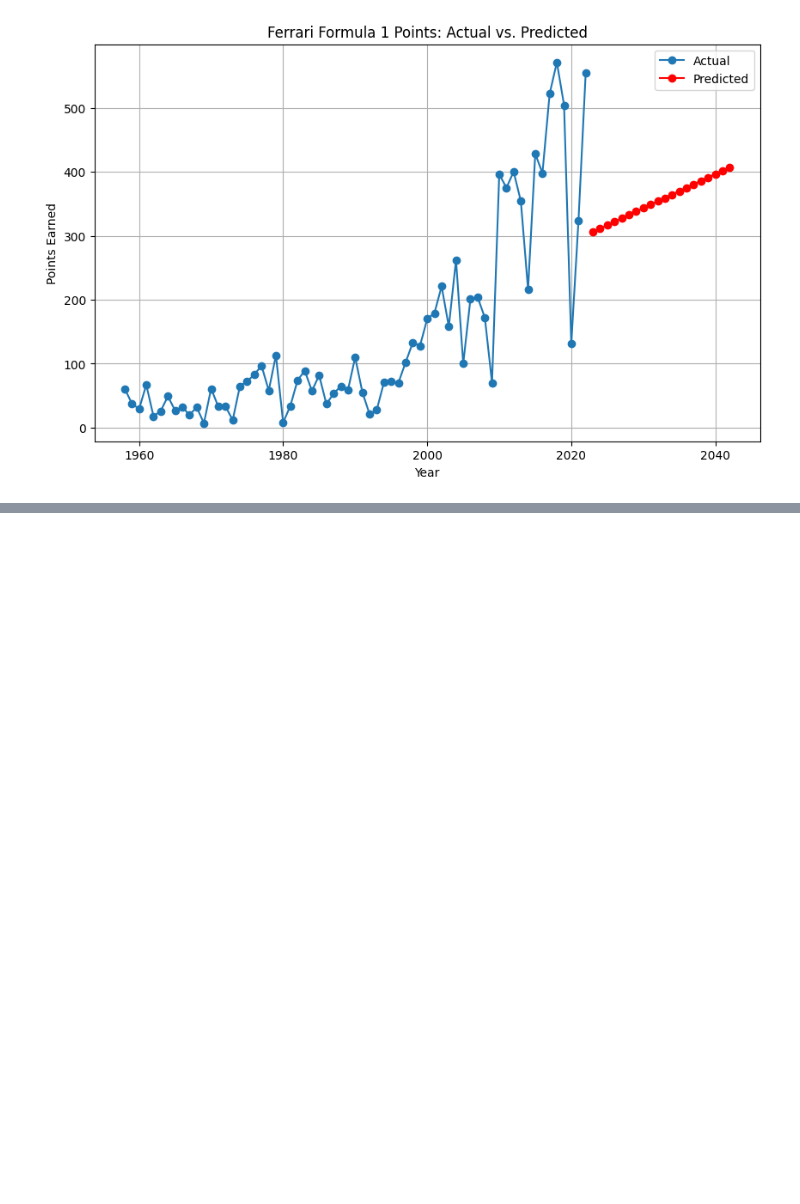
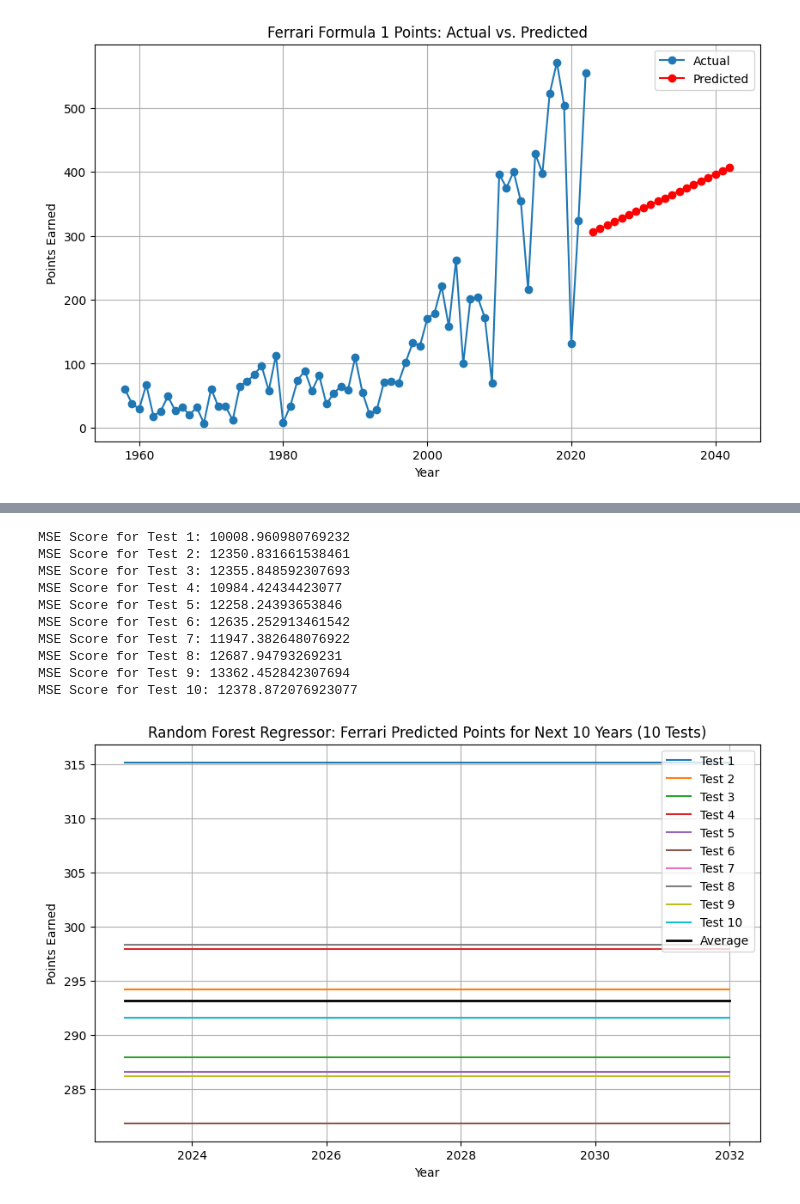
Before and after one commit to mjpcpu/Data-Sci-F1, a Jupyter notebook: Ferrari_Data_Main_MAIN.ipynb, the cells around one changed output, grey strips where cells are left out. Saved outputs shown, nothing was run; the diff lists cells and outputs as text; code cells hidden in the pictures; blank space fills up the shorter version.

```diff
--- a/Ferrari_Data_Main_MAIN.ipynb
+++ b/Ferrari_Data_Main_MAIN.ipynb
@@ -188,0 +253,78 @@ Year: 2042, Predicted Points: 407.2387269303217
+# %%
+import pandas as pd
+from sklearn.ensemble import RandomForestRegressor
+from sklearn.model_selection import train_test_split
+from sklearn.metrics import mean_squared_error
+import numpy as np
+import matplotlib.pyplot as plt
+
+constructor_results = pd.read_csv('constructor_results.csv')
+constructor_standings = pd.read_csv('constructor_standings.csv')
+constructors = pd.read_csv('constructors.csv')
+races = pd.read_csv('races.csv')
+
+ferrari_constructor_id = constructors[constructors['name'] == 'Ferrari']['constructorId'].values[0]
+
+merged_data = pd.merge(constructor_results, constructor_standings, on=['constructorId', 'raceId'])
+
+merged_data = pd.merge(merged_data, races[['raceId', 'year']], on='raceId')
+
+ferrari_data = merged_data[merged_data['constructorId'] == ferrari_constructor_id]
+
+ferrari_points_by_year = ferrari_data.groupby('year')['points_x'].sum().reset_index()
+
+X = ferrari_points_by_year['year'].values.reshape(-1, 1)
+y = ferrari_points_by_year['points_x'].values
+
+
+mse_scores = []
+future_predictions_all = []
+
+# Random Forest Regressor x10 times
+for _ in range(10):
+    model = RandomForestRegressor()
+
+    X_train, X_test, y_train, y_test = train_test_split(X, y, test_size=0.2, random_state=42)
+
+    model.fit(X_train, y_train)
+
+    y_pred = model.predict(X_test)
+
+    mse = mean_squared_error(y_test, y_pred)
+    mse_scores.append(mse)
+
+    future_years = np.arange(2023, 2033).reshape(-1, 1)
+    future_predictions = model.predict(future_years)
+    future_predictions_all.append(future_predictions)
+
+for i, mse in enumerate(mse_scores):
+    print(f"MSE Score for Test {i+1}: {mse}")
+
+
+average_predictions = np.mean(future_predictions_all, axis=0)
+
+# Visualize
+plt.figure(figsize=(10, 6))
+for i, predictions in enumerate(future_predictions_all):
+    plt.plot(range(2023, 2033), predictions, label=f"Test {i+1}")
+
+plt.plot(range(2023, 2033), average_predictions, label="Average", color='black', linewidth=2)
+
+plt.xlabel('Year')
+plt.ylabel('Points Earned')
+plt.title('Random Forest Regressor: Ferrari Predicted Points for Next 10 Years (10 Tests)')
+plt.legend()
+plt.grid(True)
+plt.show()
+# %% [output]
+MSE Score for Test 1: 10008.960980769232
+MSE Score for Test 2: 12350.831661538461
+MSE Score for Test 3: 12355.848592307693
+MSE Score for Test 4: 10984.42434423077
+MSE Score for Test 5: 12258.24393653846
+MSE Score for Test 6: 12635.252913461542
+MSE Score for Test 7: 11947.382648076922
+MSE Score for Test 8: 12687.94793269231
+MSE Score for Test 9: 13362.452842307694
+MSE Score for Test 10: 12378.872076923077
+[figure, added]
```
Also changed, not shown: parts of 5 cells of this notebook.
